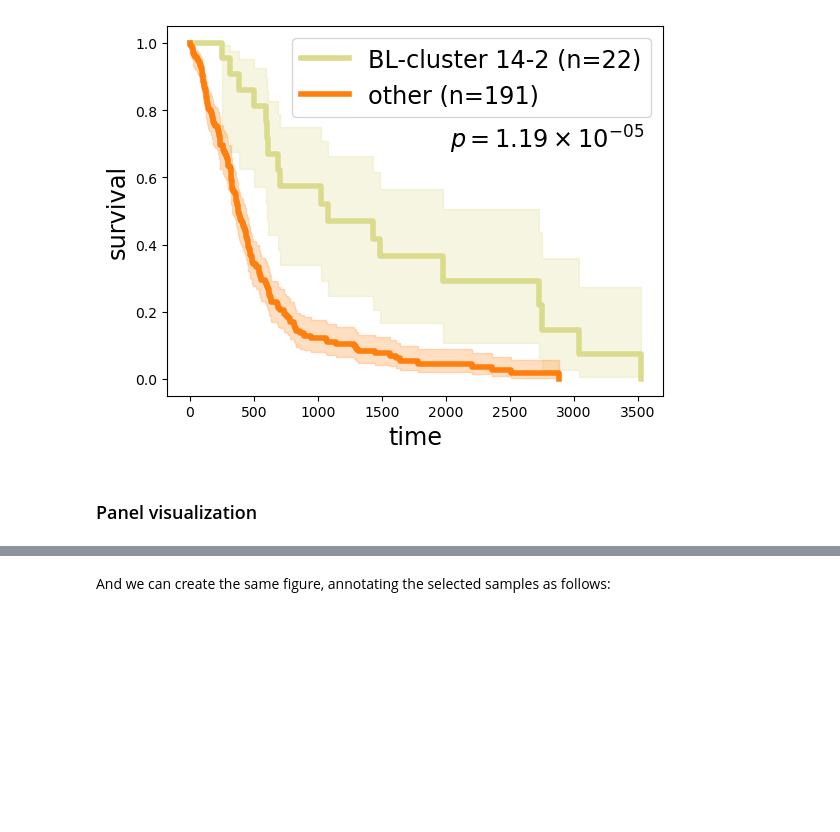
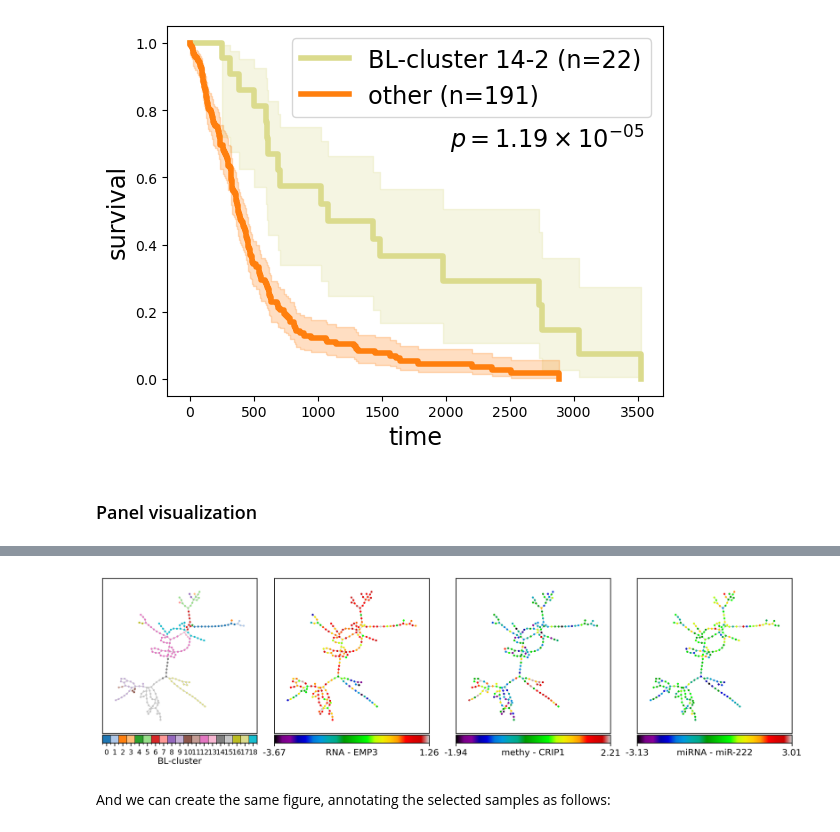
Before and after one commit to areElkin/netflow, a Jupyter notebook: docs/source/tutorial/notebooks/GBM_multimodal_example.ipynb, the cells around one changed output, grey strips where cells are left out. Drawn from its saved outputs; the diff is of its cells as text; code cells hidden in the pictures; blank space fills up the shorter version.

Commit message:
add logrank pval to dashboard and fix some colorbar bugs

```diff
--- a/docs/source/tutorial/notebooks/GBM_multimodal_example.ipynb
+++ b/docs/source/tutorial/notebooks/GBM_multimodal_example.ipynb
@@ -398,2 +315,87 @@ for (lbl, nc), ax in zip(record_colors.items(), np.ravel(axes)):
+# %%
+s = None
+
+gls = {'RNA': ['EMP3', # 'HSPA6',
+               # 'TIMP1', # 'EFEMP2', 'FLJ11286', # 'PLA2G2A', 'MAPK8', 'ADM', 'CSRP1', 'KCNE4',
+                          ],
+       'methy': ['CRIP1_P274_F', #  'FES_P223_R', # 'IL17RB_E164_R', 'RAB32_E314_R', 'PAX6_P1121_F', # 'PYCARD_E87_F', 'HDAC1_P414_R', 'FRZB_P406_F', 'ISL1_P379_F', 'NR2F6_E375_R',
+                ],
+       'miRNA': ['hsa-miR-222', #  'hsa-miR-221', # 'hsa-miR-34a', 'hsa-miR-34b', 'hsa-miR-328', # 'hsa-miR-340', 'hsa-miR-17-3p', 'hsa-miR-197', 'hsa-miR-181d', 'hsa-miR-155',
+                ],
+      }
+
+key = 'dpt_from_transitions_sym_fused_similarity_max12nn_RNA_methy_miRNA_euc_density_normalized'
+g_name = f'POSE_1mnn_5branches_{key}'
+
+G_poser_nn = keeper.graphs[g_name]
+pos = nx.layout.kamada_kawai_layout(G_poser_nn)
+nl = list(G_poser_nn)
+
+if s is None:
+    border_linewidths = 0
+else:
+    s_names = {G_poser_nn.nodes[k]['name']: k for k in G_poser_nn}
+    s = set([s_names[k] for k in s])
+    border_linewidths = [0.6 if k in s else 0. for k in nl]
+bordercolors = 'k'
+
+bl = pd.Series(dict(nx.get_node_attributes(G_poser_nn, 'branch-louvain0x1')))
+bl_code = dict(zip(bl.unique(), range(bl.nunique())))
+record_colors = {# 'branch': [G_poser_nn.nodes[k]['branch'] for k in nl],
+                 'BL-cluster': [bl_code[G_poser_nn.nodes[k]['branch-louvain0x1']] for k in nl],
+                }
+
+# clin_rr = clin.rename(index={G_poser_nn.nodes[k]['name']: k for k in G_poser_nn}, columns={'Survival': 'OS', 'Death': 'OS status'})
+# clin_rr = {k: vl.loc[nl].values for k, vl in clin_rr.iteritems()}
+
+rr = pd.concat([keeper.data[r].to_frame().loc[gl].T.rename(columns={k: ' - '.join([r, k]) for k in gl}) for r, gl in gls.items()], axis=1)
+rr = rr.rename(index={G_poser_nn.nodes[k]['name']: k for k in G_poser_nn})
+rr = {k: vl.loc[nl].values for k, vl in rr.iteritems()}
+
+record_colors = {**record_colors, **rr} # {**record_colors, **clin_rr, **rr}
+
+
+bl_ntm = {ss: s for s, ss in bl_code.items()}
+
+
+fig, axes = plt.subplots(1, 4, figsize=(11, 3), constrained_layout=True, dpi=300)
+
+for (lbl, nc), ax in zip(record_colors.items(), np.ravel(axes)):
+    if lbl=='OS status':
+        ntm = {0: 'alive', 1: 'deceased'}
+        c = 'tab10'
+        node_cbar_ticks_kws = None
+    elif lbl in ['branch', 'Louvain (0.1)']:
+        if len(set(nc)) > 25:
+            ntm = {kk: str(kk) if kk in [min(nc), max(nc)] else '' for kk in set(nc)}
+            node_cbar_ticks_kws = None
+        else:
+            ntm = None
+            node_cbar_ticks_kws = {'fontsize': 8}
+        c = 'tab10' if len(set(nc)) <= 10 else 'tab20' if len(set(nc)) <= 20 else discrete_cmap
+
+    elif lbl == 'BL-cluster':
+        if len(set(nc)) > 25: # 15:
+            ntm = {kk: str(kk) if kk in [min(nc), max(nc)] else '' for kk in set(nc)} # {kk: bl_ntm[kk] if kk in [min(nc), max(nc)] else '' for kk in set(nc)}
+            node_cbar_ticks_kws = None
+        else:
+            ntm = None # bl_ntm
+            node_cbar_ticks_kws = {'fontsize': 8} # , 'rotation': 90}
+        c = 'tab10' if len(set(nc)) <= 10 else 'tab20' if len(set(nc)) <= 20 else discrete_cmap
+    else:
+        ntm = None
+        c = 'nipy_spectral'
+        node_cbar_ticks_kws = None # {'fontsize': 8} # None
+
+    nfv.plot_topology(G_poser_nn, pos=pos, nodelist=nl, ax=ax,
+                      node_color=nc, node_shape='o', # ns,
+                      node_cmap=c, node_cbar=True, node_size=5,
+                      edge_color='lightgray', node_cbar_label=lbl.replace('_P274_F', '').replace('hsa-', ''),
+                      node_ticklabels_mapper=ntm, node_cbar_ticks_kws=node_cbar_ticks_kws,
+                      border_linewidths=border_linewidths, bordercolors=bordercolors)
+
+# fig.savefig('GBM_pose.png', dpi=300, bbox_inches='tight', transparent=True)
+# %% [output]
+[figure, added]
 # %% [markdown]
 And we can create the same figure, annotating the selected samples as follows:
```
Also changed, not shown: parts of 15 cells of this notebook, 2 other files.
